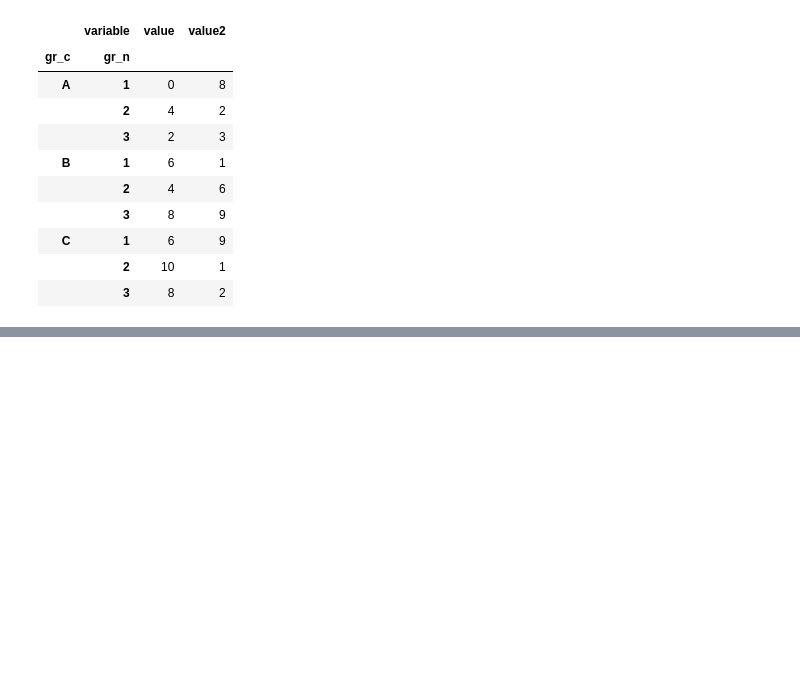
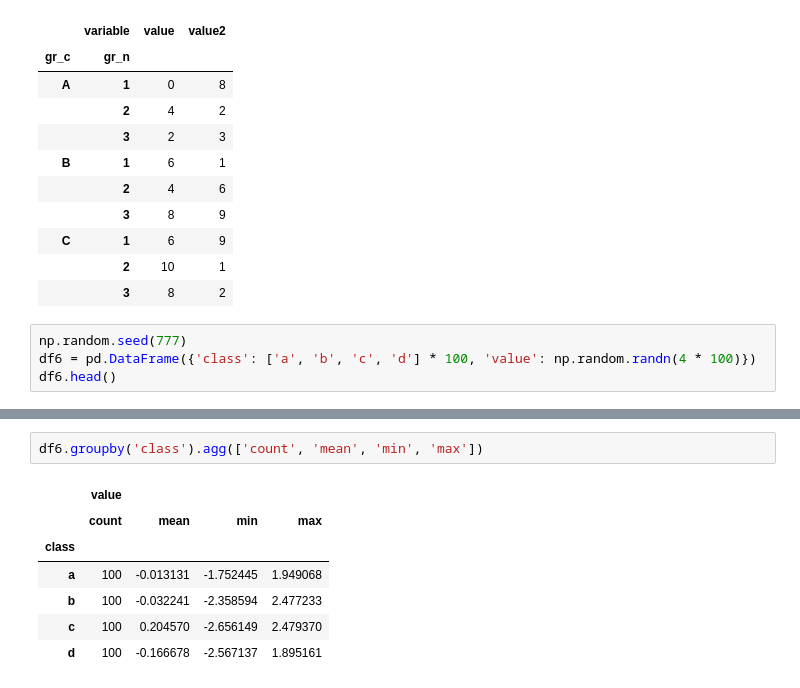
Before and after one commit to ilya40umov/python-cheatsheet, a Jupyter notebook: pandas.ipynb, the cells around one changed output, grey strips where cells are left out. Saved outputs shown, nothing was run; the diff lists cells and outputs as text; blank space fills up the shorter version.

```diff
--- a/pandas.ipynb
+++ b/pandas.ipynb
@@ -349,3 +349,7 @@ df5_long.pivot(['gr_c', 'gr_n'], 'variable', 'data')
 | C | 1 | 6 | 9 |
 |  | 2 | 10 | 1 |
 |  | 3 | 8 | 2 |
+# %%
+np.random.seed(777)
+df6 = pd.DataFrame({'class': ['a', 'b', 'c', 'd'] * 100, 'value': np.random.randn(4 * 100)})
+df6.head()
@@ -351,0 +363,10 @@ df5_long.pivot(['gr_c', 'gr_n'], 'variable', 'data')
+# %%
+df6.groupby('class').agg(['count', 'mean', 'min', 'max'])
+# %% [output]
+|  | value |  |  |  |
+|  | count | mean | min | max |
+| class |  |  |  |  |
+| a | 100 | -0.013131 | -1.752445 | 1.949068 |
+| b | 100 | -0.032241 | -2.358594 | 2.477233 |
+| c | 100 | 0.204570 | -2.656149 | 2.479370 |
+| d | 100 | -0.166678 | -2.567137 | 1.895161 |
```
Also changed, not shown: parts of 10 cells of this notebook.
